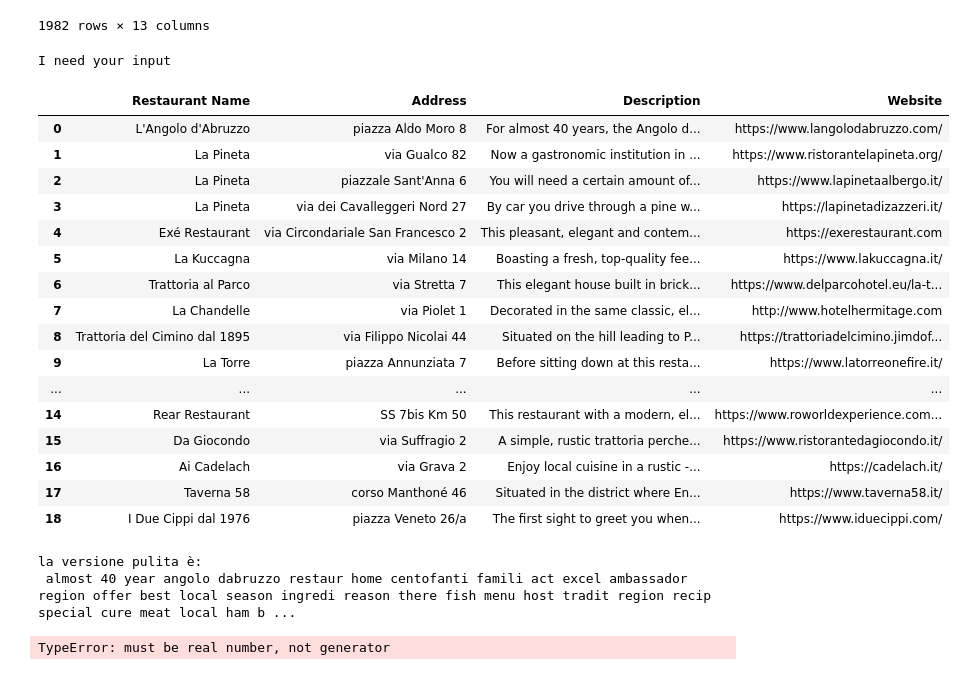
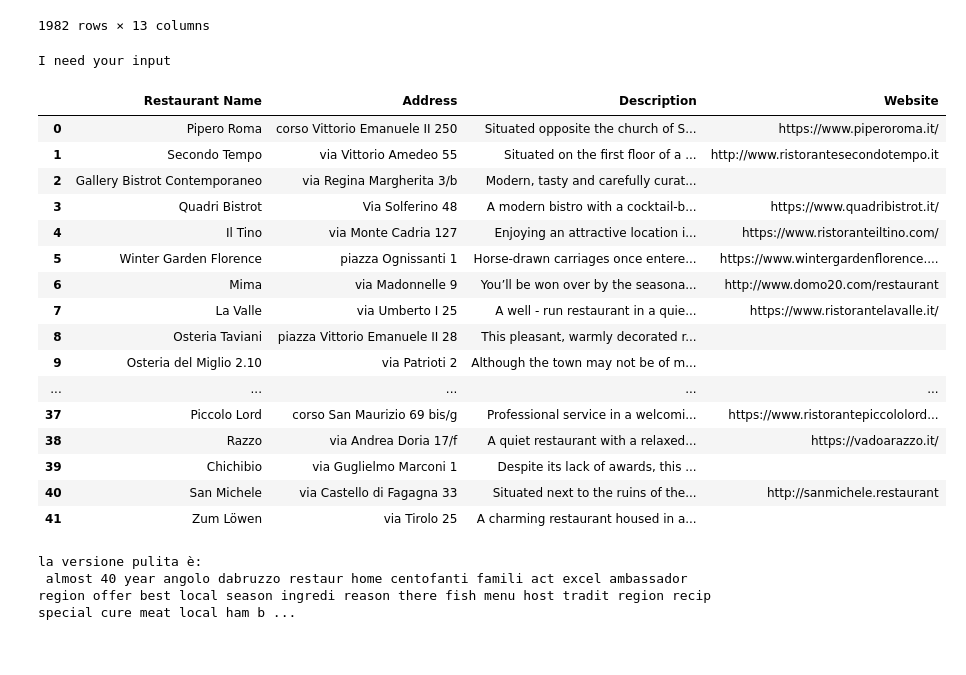
Before and after one commit to yaraoyoussef/ADM-HW3, a Jupyter notebook: main.ipynb, the cells around one changed output. Saved outputs shown, nothing was run; the diff lists cells and outputs as text; code cells hidden in the pictures.

Commit message:
Fixes to engine.py

```diff
--- a/main.ipynb
+++ b/main.ipynb
@@ -224,41 +226,41 @@ engine.vocabulary_creator(my_set)
 engine.inverted_index_creator(df_restaurants)
 # %%
 print("I need your input")
-query = input()
+query = 'modern seasonal cuisine'
 query = clean_desc(query)
 
 intersection_set = engine.conjunctive_query(query)
 
 df_toPrint = []
 
 df_toPrint = pd.DataFrame(df_toPrint)
 
 for restaurant in intersection_set:
     filtered_df = df_restaurants.query("restaurantName == @restaurant")
     df_toPrint = pd.concat([df_toPrint, filtered_df])
 
 df_toPrint.reset_index(drop=True, inplace=True)
 df_toPrint = df_toPrint.filter(items=['restaurantName', 'address', 'description', 'website'])
 df_toPrint = df_toPrint.rename(columns={'restaurantName':'Restaurant Name', 'address':'Address', 'description': 'Description', 'website':'Website'})
 
 
 display(df_toPrint)
 # %% [output]
 I need your input
 |  | Restaurant Name | Address | Description | Website |
-| 0 | L'Angolo d'Abruzzo | piazza Aldo Moro 8 | For almost 40 years, the Angolo d... | https://www.langolodabruzzo.com/ |
-| 1 | La Pineta | via Gualco 82 | Now a gastronomic institution in ... | https://www.ristorantelapineta.org/ |
-| 2 | La Pineta | piazzale Sant'Anna 6 | You will need a certain amount of... | https://www.lapinetaalbergo.it/ |
-| 3 | La Pineta | via dei Cavalleggeri Nord 27 | By car you drive through a pine w... | https://lapinetadizazzeri.it/ |
-| 4 | Exé Restaurant | via Circondariale San Francesco 2 | This pleasant, elegant and contem... | https://exerestaurant.com |
-| 5 | La Kuccagna | via Milano 14 | Boasting a fresh, top-quality fee... | https://www.lakuccagna.it/ |
-| 6 | Trattoria al Parco | via Stretta 7 | This elegant house built in brick... | https://www.delparcohotel.eu/la-t... |
-| 7 | La Chandelle | via Piolet 1 | Decorated in the same classic, el... | http://www.hotelhermitage.com |
-| 8 | Trattoria del Cimino dal 1895 | via Filippo Nicolai 44 | Situated on the hill leading to P... | https://trattoriadelcimino.jimdof... |
-| 9 | La Torre | piazza Annunziata 7 | Before sitting down at this resta... | https://www.latorreonefire.it/ |
+| 0 | Pipero Roma | corso Vittorio Emanuele II 250 | Situated opposite the church of S... | https://www.piperoroma.it/ |
+| 1 | Secondo Tempo | via Vittorio Amedeo 55 | Situated on the first floor of a ... | http://www.ristorantesecondotempo.it |
+| 2 | Gallery Bistrot Contemporaneo | via Regina Margherita 3/b | Modern, tasty and carefully curat... |  |
+| 3 | Quadri Bistrot | Via Solferino 48 | A modern bistro with a cocktail-b... | https://www.quadribistrot.it/ |
+| 4 | Il Tino | via Monte Cadria 127 | Enjoying an attractive location i... | https://www.ristoranteiltino.com/ |
+| 5 | Winter Garden Florence | piazza Ognissanti 1 | Horse-drawn carriages once entere... | https://www.wintergardenflorence.... |
+| 6 | Mima | via Madonnelle 9 | You’ll be won over by the seasona... | http://www.domo20.com/restaurant |
+| 7 | La Valle | via Umberto I 25 | A well - run restaurant in a quie... | https://www.ristorantelavalle.it/ |
+| 8 | Osteria Taviani | piazza Vittorio Emanuele II 28 | This pleasant, warmly decorated r... |  |
+| 9 | Osteria del Miglio 2.10 | via Patrioti 2 | Although the town may not be of m... |  |
 | ... | ... | ... | ... | ... |
-| 14 | Rear Restaurant | SS 7bis Km 50 | This restaurant with a modern, el... | https://www.roworldexperience.com... |
-| 15 | Da Giocondo | via Suffragio 2 | A simple, rustic trattoria perche... | https://www.ristorantedagiocondo.it/ |
-| 16 | Ai Cadelach | via Grava 2 | Enjoy local cuisine in a rustic -... | https://cadelach.it/ |
-| 17 | Taverna 58 | corso Manthoné 46 | Situated in the district where En... | https://www.taverna58.it/ |
-| 18 | I Due Cippi dal 1976 | piazza Veneto 26/a | The first sight to greet you when... | https://www.iduecippi.com/ |
+| 37 | Piccolo Lord | corso San Maurizio 69 bis/g | Professional service in a welcomi... | https://www.ristorantepiccololord... |
+| 38 | Razzo | via Andrea Doria 17/f | A quiet restaurant with a relaxed... | https://vadoarazzo.it/ |
+| 39 | Chichibio | via Guglielmo Marconi 1 | Despite its lack of awards, this ... |  |
+| 40 | San Michele | via Castello di Fagagna 33 | Situated next to the ruins of the... | http://sanmichele.restaurant |
+| 41 | Zum Löwen | via Tirolo 25 | A charming restaurant housed in a... |  |
@@ -273,9 +272,3 @@ print(f'la versione pulita è: \n {clean_desc(desc_test_sim)}')
 # %% [output]
 la versione pulita è:
  almost 40 year angolo dabruzzo restaur home centofanti famili act excel ambassador region offer best local season ingredi reason there fish menu host tradit region recip special cure meat local ham b ...
-# %%
-import engine
-engine.inverted_tfidf(df_restaurants)
-print(engine.process_query('modern seasonal cuisine', df_restaurants))
-# %% [output]
-TypeError: must be real number, not generator
```
Also changed, not shown: parts of 4 cells of this notebook, 1 other file.
